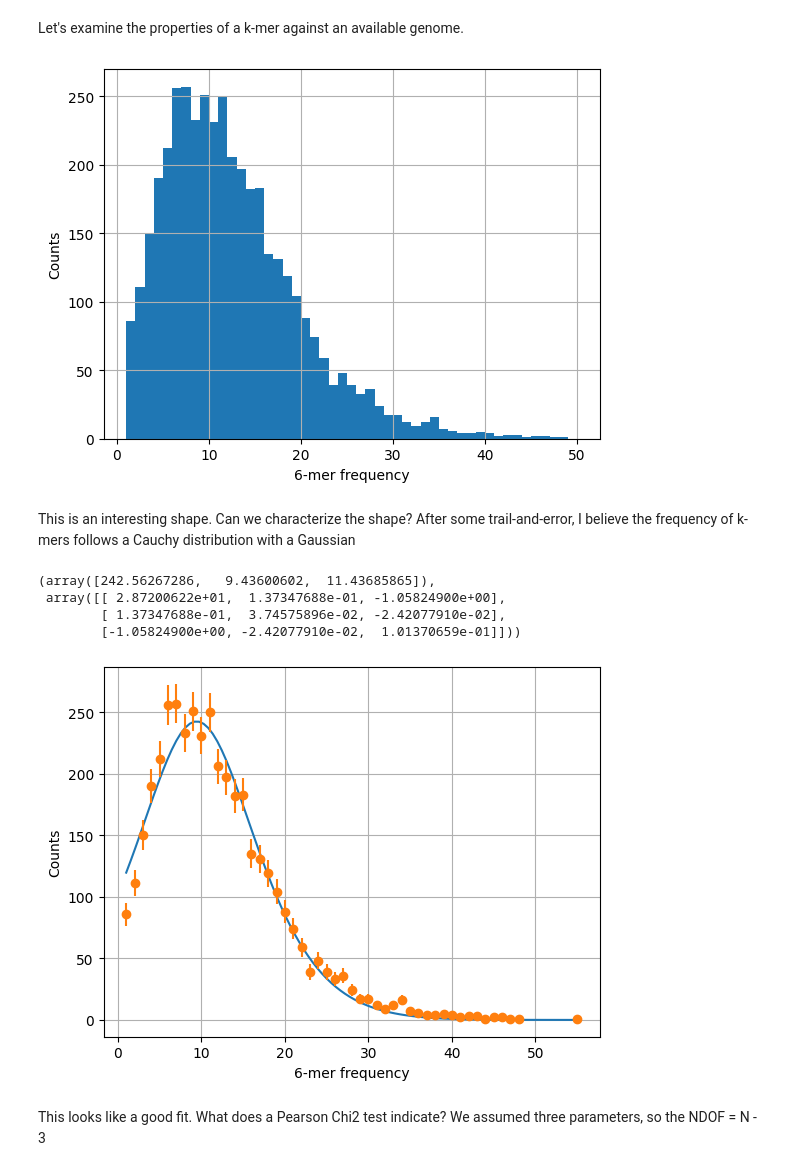
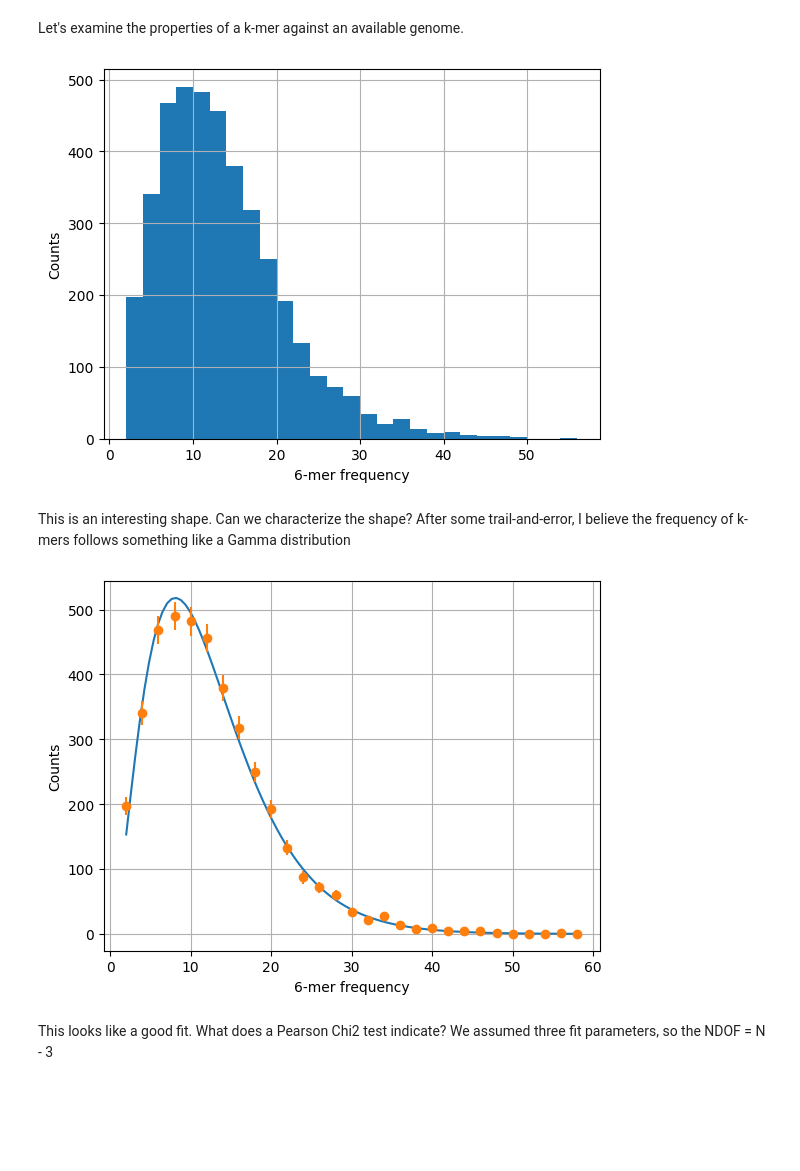
Before and after one commit to hoganman/algorithms-genomic-sequencing, a Jupyter notebook: Week2.ipynb, the cells around one changed output. Saved outputs shown, nothing was run; the diff lists cells and outputs as text; code cells hidden in the pictures; blank space fills up the shorter version.

Commit message:
Use Gamma distribution instead of Cauchy

```diff
--- a/Week2.ipynb
+++ b/Week2.ipynb
@@ -111,80 +112,89 @@ with Path("week1hw/lambda_virus.fa").open(mode="r") as fh:
 # %%
 lambda_indexer = IndexKmer(str(lambda_genome.seq), 6)
 # %%
+lambda_indexer = IndexKmer(str(lambda_genome.seq), 6)
 # First count the k-mers
 kmer_counter = Counter(
     kmer_index[0]
     for kmer_index in lambda_indexer.indices
 )
 
+hist, bin_edges = np.histogram(
+    list(kmer_counter.values()),
+    bins=np.arange(
+        np.min(list(kmer_counter.values())),
+        np.max(list(kmer_counter.values()))+1,
+        2
+    )
+)
+
 fig_kmer_counter, ax_kmer_counter = plt.subplots()
 ax_kmer_counter: plt.Axes
-ax_kmer_counter.hist(
-    list(kmer_counter.values()),
-    bins=np.arange(1, 51, 1)
+ax_kmer_counter.bar(
+    bin_edges[1:],
+    hist,
+    width=np.diff(bin_edges)
 )
 ax_kmer_counter.set_xlabel(f"{lambda_indexer.size}-mer frequency")
 ax_kmer_counter.set_ylabel("Counts")
 ax_kmer_counter.grid(True)
 plt.show(fig_kmer_counter)
 # %% [output]
-[figure, old version]
+[figure, new version]
 # %% [markdown]
-This is an interesting shape. Can we characterize the shape? After some trail-and-error, I believe the frequency of k-mers follows a Cauchy distribution with a Gaussian
+This is an interesting shape. Can we characterize the shape? After some trail-and-error, I believe the frequency of k-mers follows something like a Gamma distribution
 # %%
 def fit_fcn(x: np.ndarray, *args):
-    """A Cauchy distribution with a Gaussian"""
-    amp, loc, scale = args
-    return amp * scale**2 / ((np.power(x - loc, 2)) + scale**2) * np.exp(-np.power(x - loc, 2) / (2 * scale**2))
+    """Gamma distribution"""
+    amp, alpha, beta = args
+    return amp * beta**alpha / gamma(alpha) * np.power(x, alpha - 1) * np.exp(-beta * x)
-# %%
-kmer_counter2 = Counter(kmer_counter.values())
-
-xdata = np.array(list(kmer_counter2.keys()))
-ydata = np.array(list(kmer_counter2.values()))
-kmer_fit = curve_fit(
-    fit_fcn,
-    xdata,
-    ydata,
-    p0=(np.max(ydata), 10.0, 10.0),
-    bounds=[
-        (0.5 * np.max(ydata), -50., 1.),
-        (2.0 * np.max(ydata), 50., 1000)
-    ],
-    sigma=np.diag(np.sqrt(ydata))
-)
-
-kmer_fit
-# %% [output]
-(array([242.56267286,   9.43600602,  11.43685865]),
- array([[ 2.87200622e+01,  1.37347688e-01, -1.05824900e+00],
-        [ 1.37347688e-01,  3.74575896e-02, -2.42077910e-02],
-        [-1.05824900e+00, -2.42077910e-02,  1.01370659e-01]]))
 # %%
+xdata = np.array(
+    [
+        0.5 * (bin_edges[i+1] + bin_edges[i])
+        for i in range(len(bin_edges)-1)
+    ]
+)
+ydata = hist
+
+kmer_fit = curve_fit(
+    fit_fcn,
+    xdata,
+    ydata,
+    p0=(np.max(ydata), 1, 1),
+    bounds=[
+        (0.5 * np.max(ydata), 0.01, 0.01),
+        (10000.0 * np.max(ydata), 100., 100)
+    ],
+    sigma=np.diag(np.sqrt(ydata)+0.01)
+)
+
 fig_fit_fcn, ax_fit_fcn = plt.subplots()
 
 x_linear = np.linspace(
     np.min(xdata),
     np.max(xdata),
     num=100
 )
 ax_fit_fcn: plt.Axes
 ax_fit_fcn.plot(
     x_linear,
     fit_fcn(x_linear, *tuple(kmer_fit[0])),
 )
+
 ax_fit_fcn.errorbar(
     xdata,
     ydata,
     np.sqrt(ydata),
     fmt="o"
 )
 
 ax_fit_fcn.set_xlabel(f"{lambda_indexer.size}-mer frequency")
 ax_fit_fcn.set_ylabel("Counts")
 ax_fit_fcn.grid(True)
 plt.show(fig_fit_fcn)
 # %% [output]
-[figure, old version]
+[figure, new version]
 # %% [markdown]
-This looks like a good fit. What does a Pearson Chi2 test indicate? We assumed three parameters, so the NDOF = N - 3
+This looks like a good fit. What does a Pearson Chi2 test indicate? We assumed three fit parameters, so the NDOF = N - 3
 # %%
```
Also changed, not shown: parts of 3 cells of this notebook.
